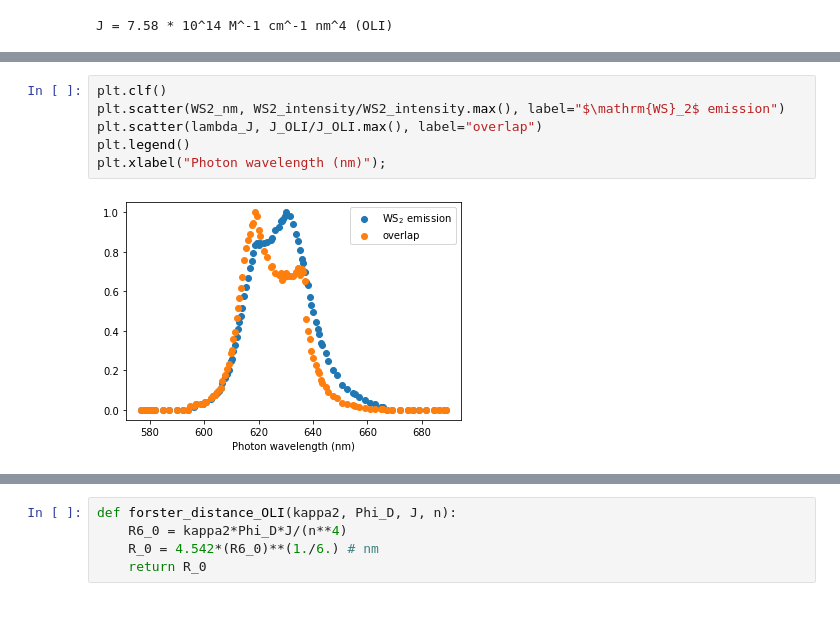
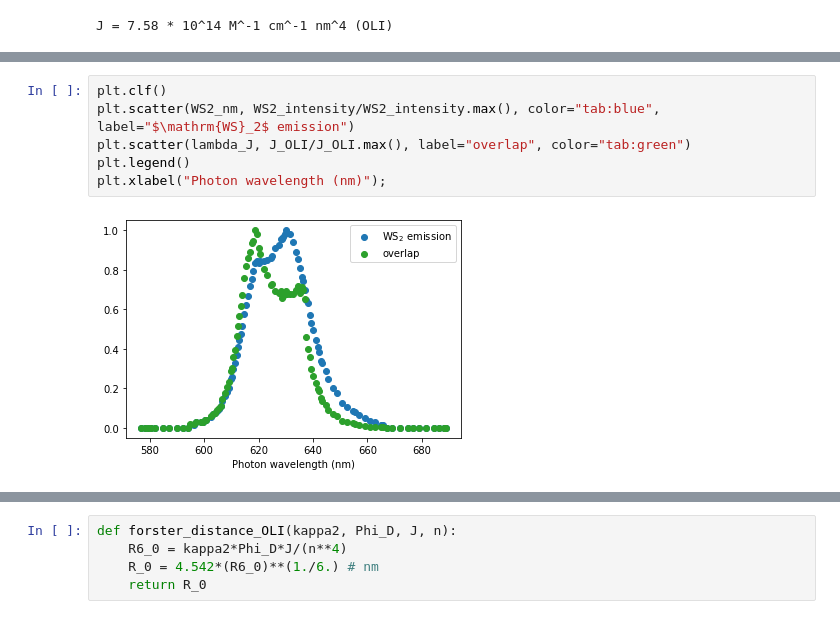
Before and after one commit to nbeaver/ws2-diamond-fret-calculation, a Jupyter notebook: WS2_NV-_center_FRET_estimation.ipynb, the cells around one changed output, grey strips where cells are left out. Drawn from its saved outputs; the diff is of its cells as text.

```diff
--- a/WS2_NV-_center_FRET_estimation.ipynb
+++ b/WS2_NV-_center_FRET_estimation.ipynb
@@ -213,9 +219,9 @@ plt.xlabel("Photon wavelength (nm)");
 [figure]
 # %%
 plt.clf()
-plt.scatter(WS2_nm, WS2_intensity/WS2_intensity.max(), label="$\mathrm{WS}_2$ emission")
-plt.scatter(lambda_J, J_OLI/J_OLI.max(), label="overlap")
+plt.scatter(WS2_nm, WS2_intensity/WS2_intensity.max(), color="tab:blue", label="$\mathrm{WS}_2$ emission")
+plt.scatter(lambda_J, J_OLI/J_OLI.max(), label="overlap", color="tab:green")
 plt.legend()
 plt.xlabel("Photon wavelength (nm)");
 # %% [output]
-[figure, old version]
+[figure, new version]
```
Also changed, not shown: parts of 13 cells of this notebook.
